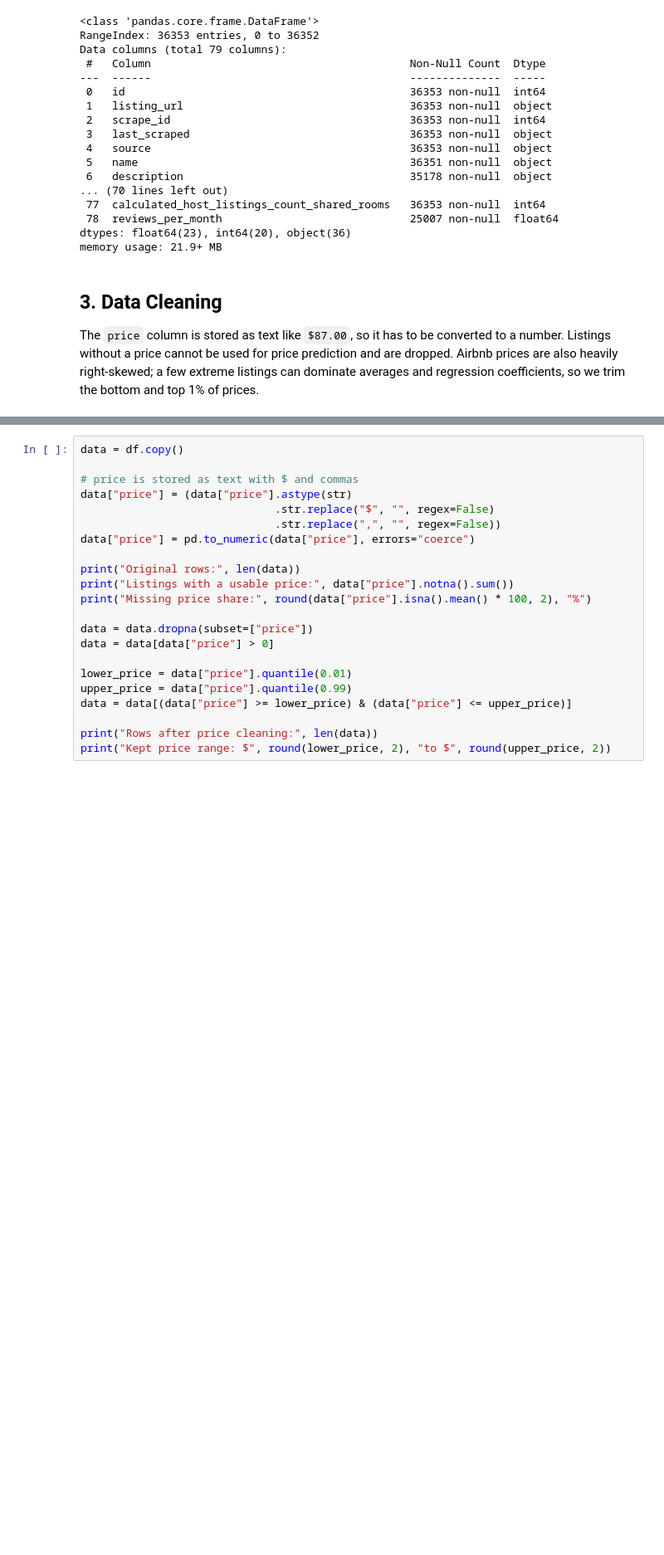
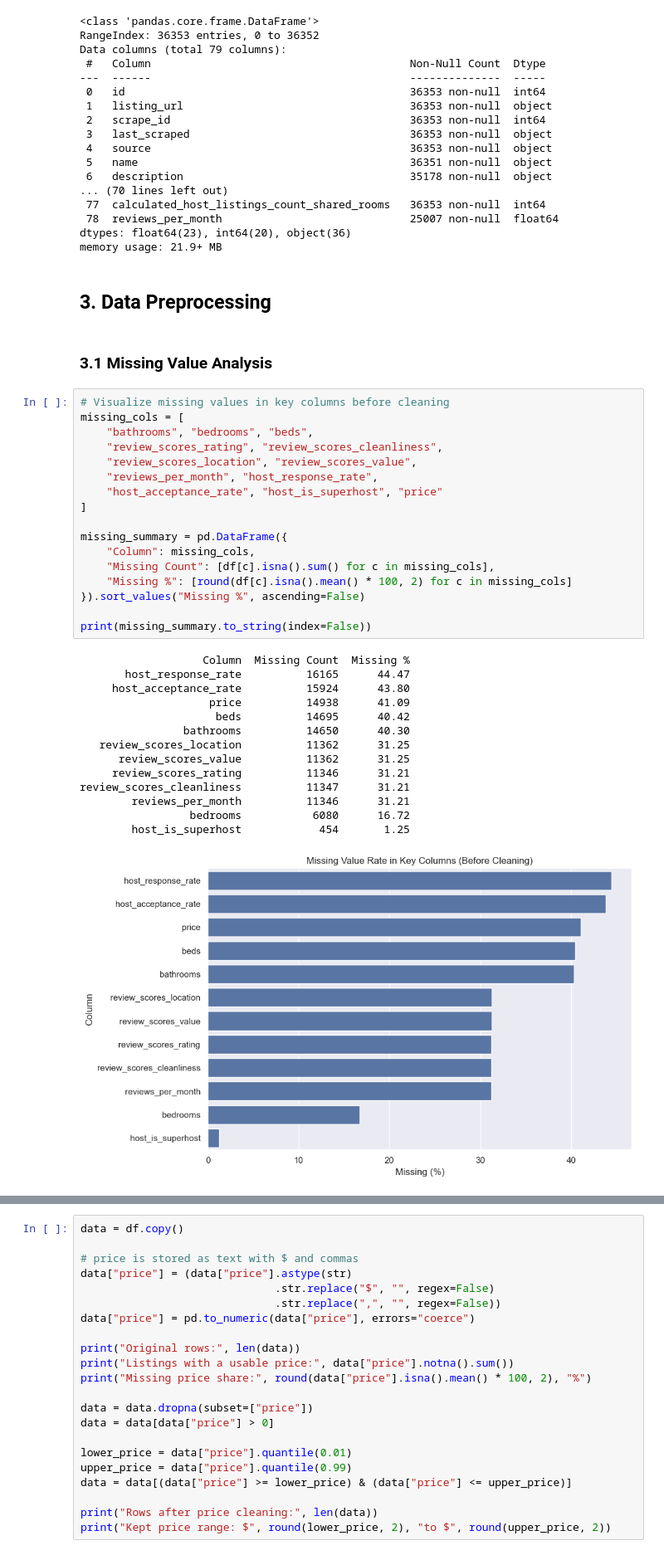
Before and after one commit to biomud/Airbnb_Price_Analysis_NYC, a Jupyter notebook: Airbnb_NYC_Price_Analysis.ipynb, the cells around one changed output, grey strips where cells are left out. Shown at 83% size. Drawn from its saved outputs; the diff is of its cells as text; blank space fills up the shorter version.

```diff
--- a/Airbnb_NYC_Price_Analysis.ipynb
+++ b/Airbnb_NYC_Price_Analysis.ipynb
@@ -72,6 +72,38 @@ Data columns (total 79 columns):
 dtypes: float64(23), int64(20), object(36)
 memory usage: 21.9+ MB
 # %% [markdown]
-## 3. Data Cleaning
-
-The `price` column is stored as text like `$87.00`, so it has to be converted to a number. Listings without a price cannot be used for price prediction and are dropped. Airbnb prices are also heavily right-skewed; a few extreme listings can dominate averages and regression coefficients, so we trim the bottom and top 1% of prices.
+## 3. Data Preprocessing
+# %% [markdown]
+### 3.1 Missing Value Analysis
+# %%
+# Visualize missing values in key columns before cleaning
+missing_cols = [
+    "bathrooms", "bedrooms", "beds",
+    "review_scores_rating", "review_scores_cleanliness",
+    "review_scores_location", "review_scores_value",
+    "reviews_per_month", "host_response_rate",
+    "host_acceptance_rate", "host_is_superhost", "price"
+]
+
+missing_summary = pd.DataFrame({
+    "Column": missing_cols,
+    "Missing Count": [df[c].isna().sum() for c in missing_cols],
+    "Missing %": [round(df[c].isna().mean() * 100, 2) for c in missing_cols]
+}).sort_values("Missing %", ascending=False)
+
+print(missing_summary.to_string(index=False))
+# %% [output]
+                   Column  Missing Count  Missing %
+       host_response_rate          16165      44.47
+     host_acceptance_rate          15924      43.80
+                    price          14938      41.09
+                     beds          14695      40.42
+                bathrooms          14650      40.30
+   review_scores_location          11362      31.25
+      review_scores_value          11362      31.25
+     review_scores_rating          11346      31.21
+review_scores_cleanliness          11347      31.21
+        reviews_per_month          11346      31.21
+                 bedrooms           6080      16.72
+        host_is_superhost            454       1.25
+[figure, added]
```
Also changed, not shown: parts of 33 cells of this notebook.
